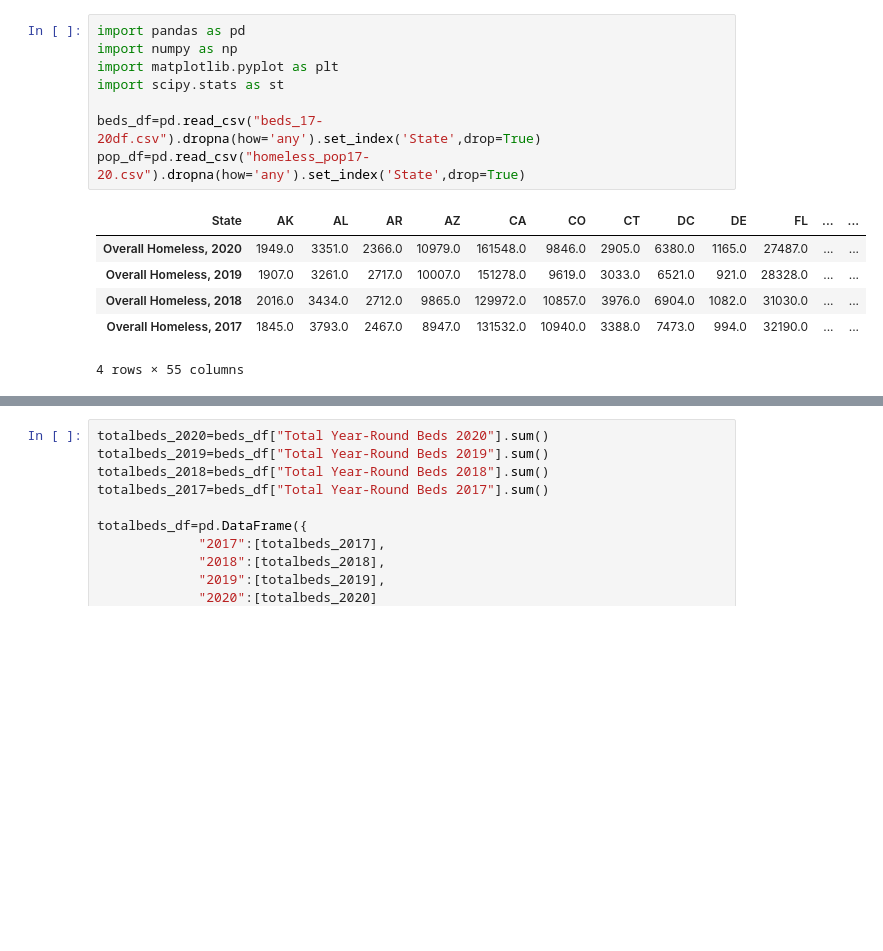
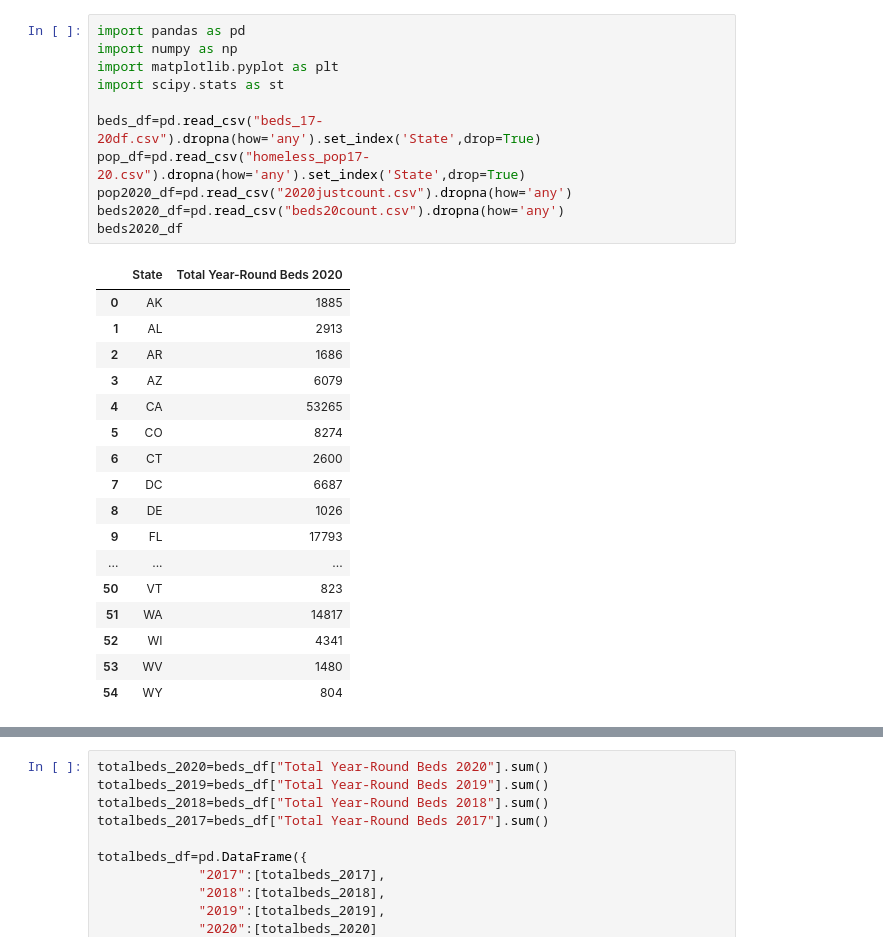
Before and after one commit to esther2897/project_one, a Jupyter notebook: datasets/homeless_analysis.ipynb, the cells around one changed output, grey strips where cells are left out. Cells and saved outputs as stored; diff of their text form; blank space fills up the shorter version.

```diff
--- a/datasets/homeless_analysis.ipynb
+++ b/datasets/homeless_analysis.ipynb
@@ -1,15 +1,29 @@
 # %%
 import pandas as pd
 import numpy as np
 import matplotlib.pyplot as plt
 import scipy.stats as st
 
 beds_df=pd.read_csv("beds_17-20df.csv").dropna(how='any').set_index('State',drop=True)
 pop_df=pd.read_csv("homeless_pop17-20.csv").dropna(how='any').set_index('State',drop=True)
+pop2020_df=pd.read_csv("2020justcount.csv").dropna(how='any')
+beds2020_df=pd.read_csv("beds20count.csv").dropna(how='any')
+beds2020_df
 # %% [output]
-| State | AK | AL | AR | AZ | CA | CO | CT | DC | DE | FL | ... | ... |
-| Overall Homeless, 2020 | 1949.0 | 3351.0 | 2366.0 | 10979.0 | 161548.0 | 9846.0 | 2905.0 | 6380.0 | 1165.0 | 27487.0 | ... | ... |
-| Overall Homeless, 2019 | 1907.0 | 3261.0 | 2717.0 | 10007.0 | 151278.0 | 9619.0 | 3033.0 | 6521.0 | 921.0 | 28328.0 | ... | ... |
-| Overall Homeless, 2018 | 2016.0 | 3434.0 | 2712.0 | 9865.0 | 129972.0 | 10857.0 | 3976.0 | 6904.0 | 1082.0 | 31030.0 | ... | ... |
-| Overall Homeless, 2017 | 1845.0 | 3793.0 | 2467.0 | 8947.0 | 131532.0 | 10940.0 | 3388.0 | 7473.0 | 994.0 | 32190.0 | ... | ... |
+|  | State | Total Year-Round Beds 2020 |
+| 0 | AK | 1885 |
+| 1 | AL | 2913 |
+| 2 | AR | 1686 |
+| 3 | AZ | 6079 |
+| 4 | CA | 53265 |
+| 5 | CO | 8274 |
+| 6 | CT | 2600 |
+| 7 | DC | 6687 |
+| 8 | DE | 1026 |
+| 9 | FL | 17793 |
+| ... | ... | ... |
+| 50 | VT | 823 |
+| 51 | WA | 14817 |
+| 52 | WI | 4341 |
+| 53 | WV | 1480 |
+| 54 | WY | 804 |
-4 rows × 55 columns
```
Also changed, not shown: parts of 6 cells of this notebook, 8 other files.
